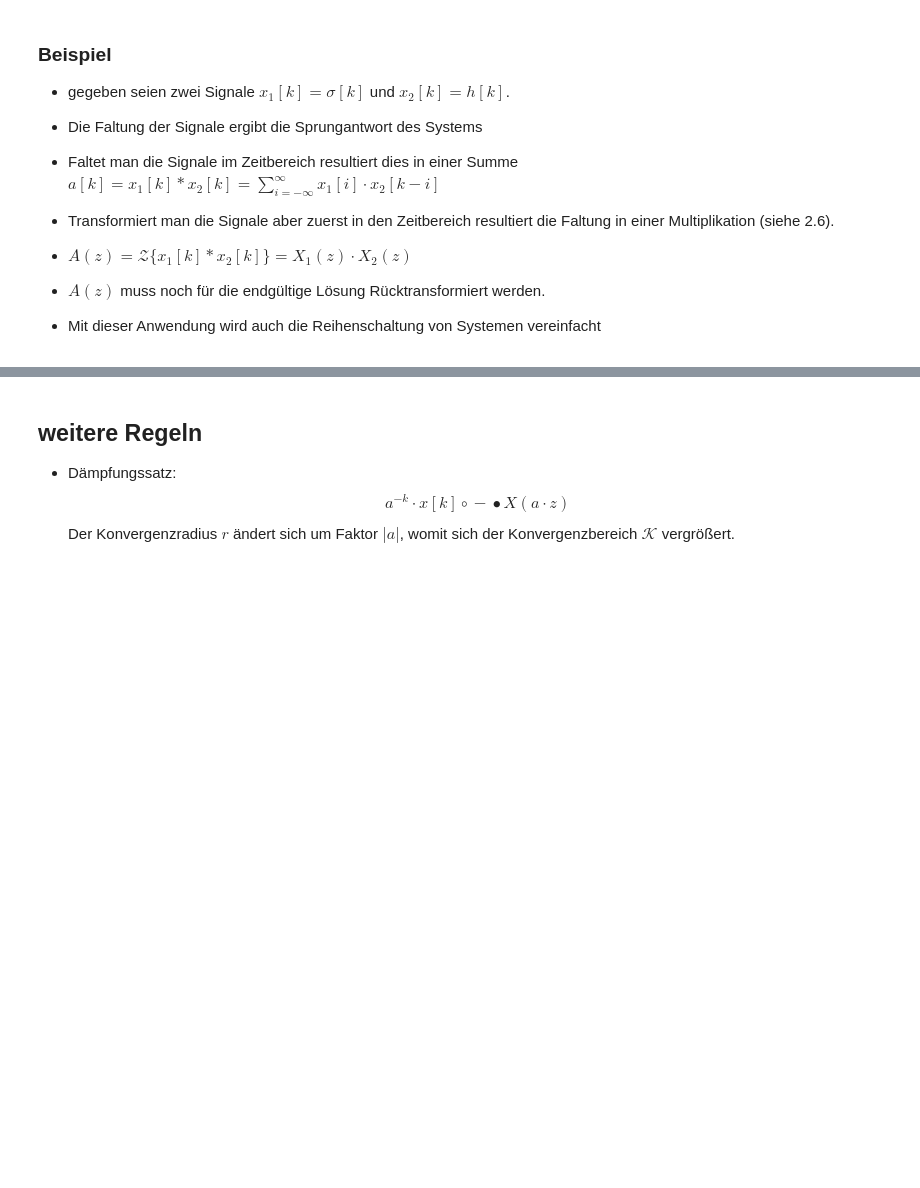
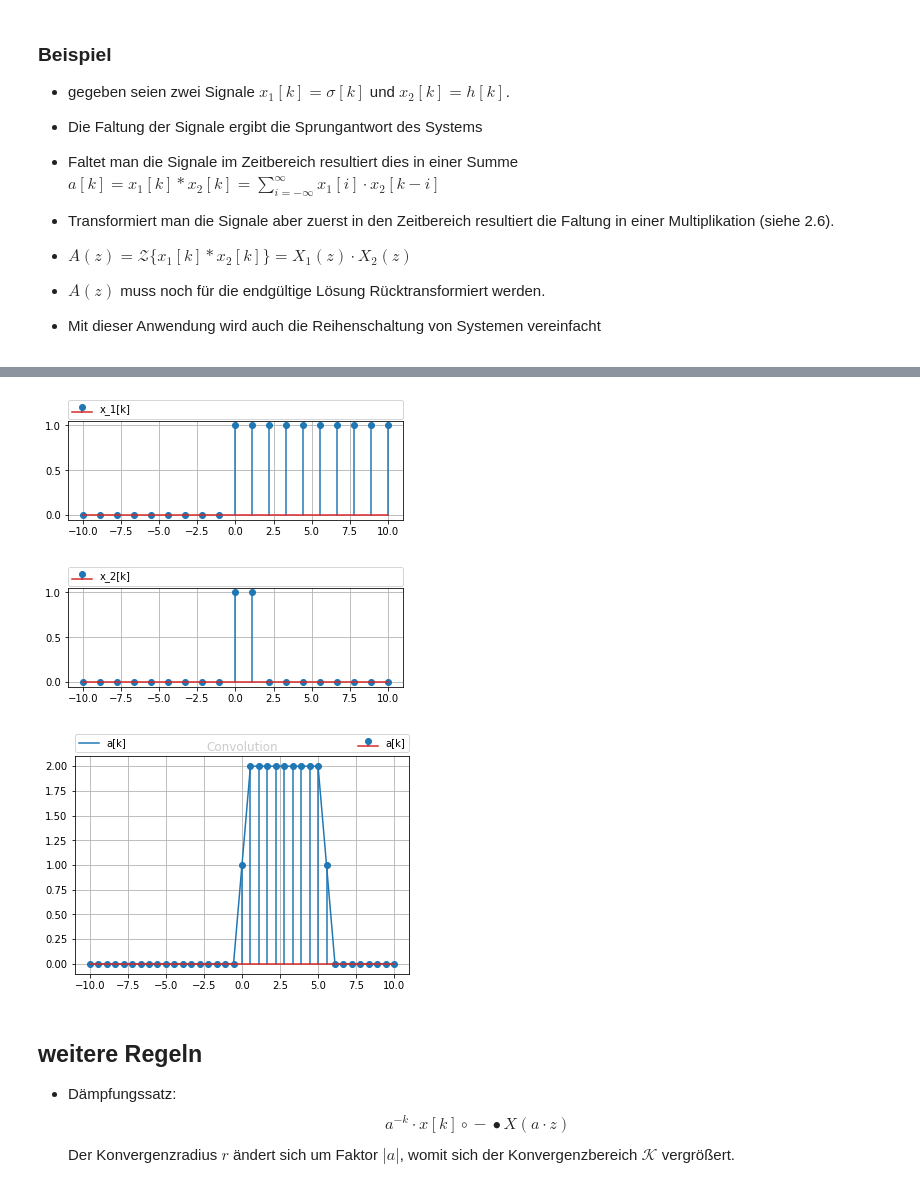
Before and after one commit to DooomiT/Signale-und-Systeme-Projektaufgabe, a Jupyter notebook: Z-Transformation.ipynb, the cells around one changed output, grey strips where cells are left out. Saved outputs shown, nothing was run; the diff lists cells and outputs as text; code cells hidden in the pictures; blank space fills up the shorter version.

```diff
--- a/Z-Transformation.ipynb
+++ b/Z-Transformation.ipynb
@@ -481,3 +529,35 @@ $$\mathcal{Z} \{x_1[k] * x_2[k]\} = X_1(z) \cdot X_2(z)\textrm{  (2.6)}$$
+# %%
+%matplotlib inline
+import numpy as np
+import matplotlib.pyplot as plt
+k = np.linspace(-10,10,19)
+x_1 = np.heaviside(k,1)
+x_2 = np.heaviside(k,1) - np.heaviside(k-2,1)
+a_k = np.convolve(x_1, x_2)
+k_2 = np.linspace(-10,10,len(a_k))
+
+plt.subplot(211)
+plt.stem(k,x_1, label = "x_1[k]")
+plt.legend(bbox_to_anchor=(0., 1.02, 1., .102), loc='lower left', ncol=2, mode="expand", borderaxespad=0.)
+plt.grid(True)
+plt.show()
+
+plt.subplot(212)
+plt.stem(k,x_2, label = "x_2[k]")
+plt.legend(bbox_to_anchor=(0., 1.02, 1., .102), loc='lower left', ncol=2, mode="expand", borderaxespad=0.)
+plt.grid(True)
+plt.show()
+
+plt.title("Convolution")
+plt.plot(k_2,a_k, label = "a[k]")
+plt.stem(k_2,a_k, label = "a[k]")
+plt.grid(True)
+plt.legend(bbox_to_anchor=(0., 1.02, 1., .102), loc='lower left', ncol=2, mode="expand", borderaxespad=0.)
+plt.show()
+# %% [output]
+[figure, added]
+[figure, added]
+[figure, added]
 # %% [markdown]
 ## weitere Regeln
 - Dämpfungssatz: $$a^{-k} \cdot x[k] \circ \!\!-\!\!\bullet X(a \cdot z)$$ Der Konvergenzradius $r$ ändert sich um Faktor $|a|$, womit sich der Konvergenzbereich $\mathcal{K}$ vergrößert.
```
Also changed, not shown: parts of 23 cells of this notebook, 17 other files.
